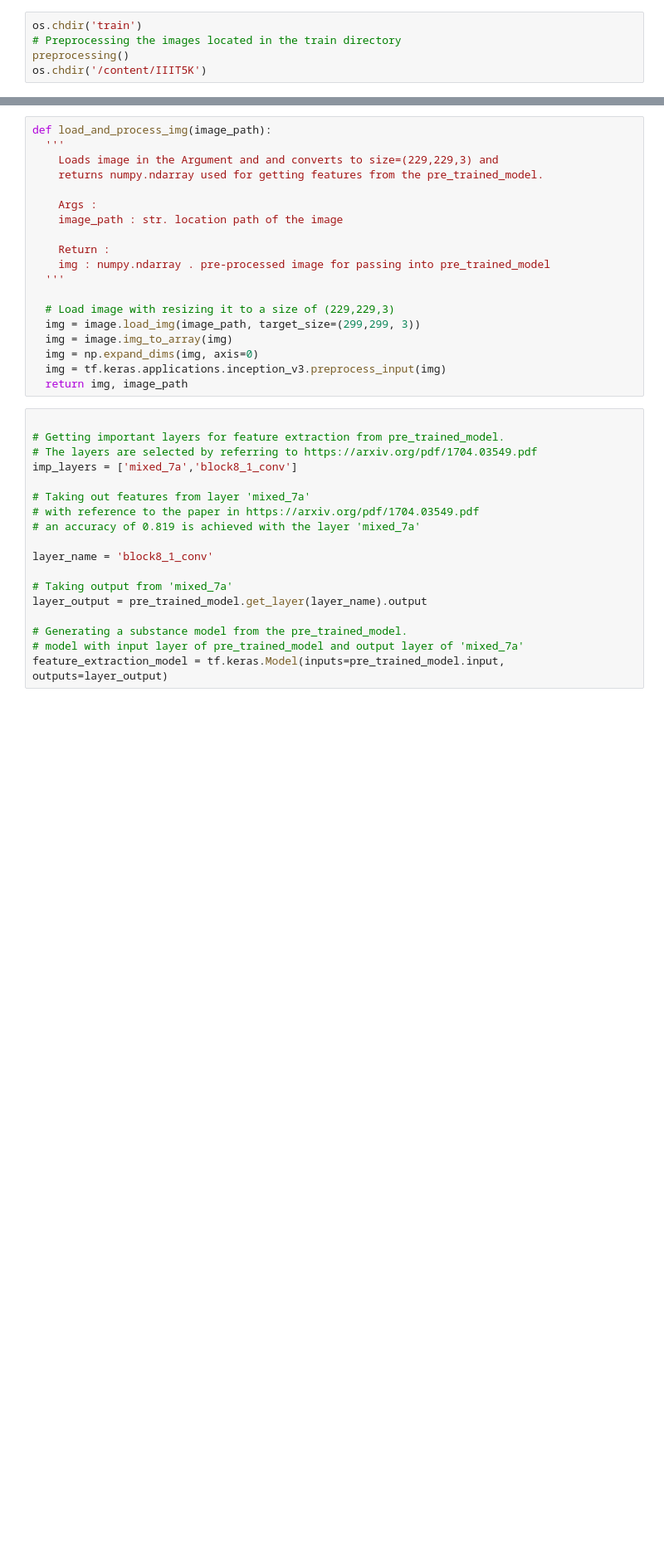
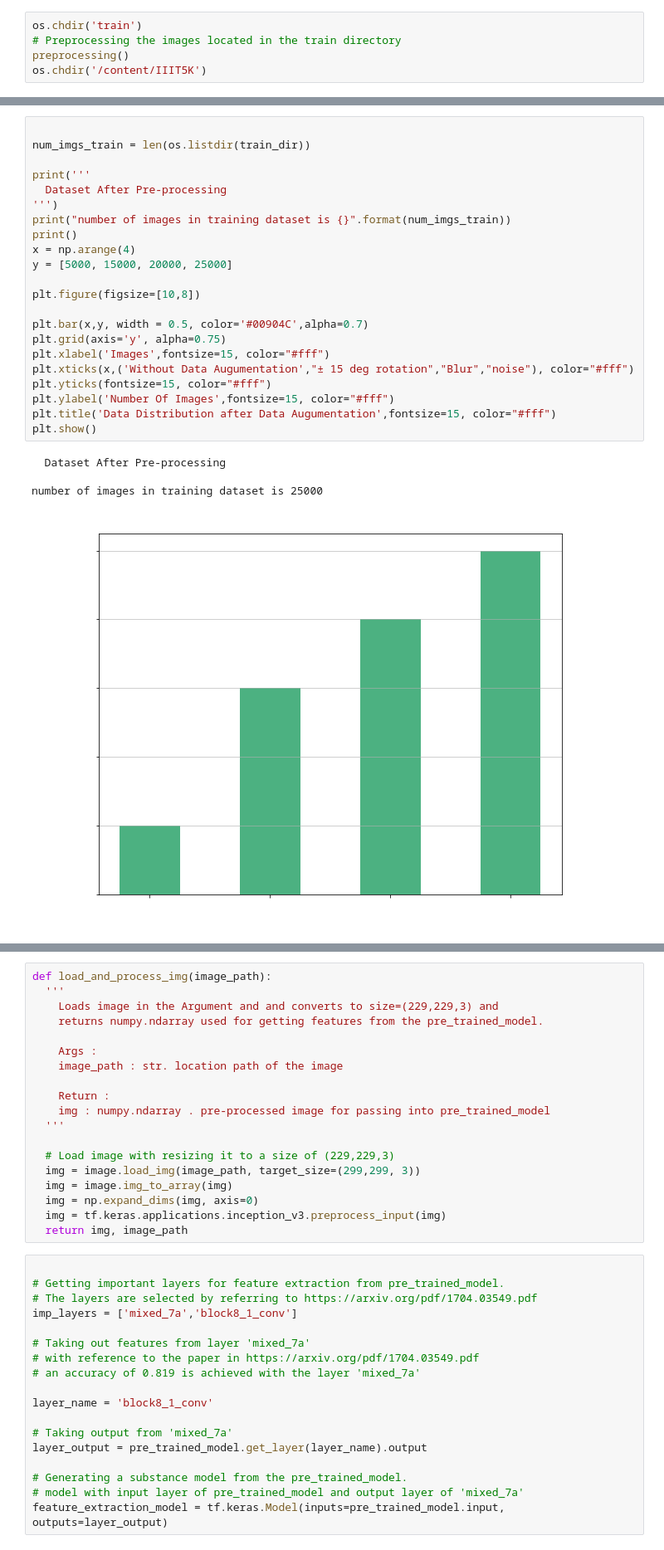
Before and after one commit to yvkrishna/vedhakrishna_yarasuri_9849877047_IITB-Assignment-Jul-Dec2020-Batch2, a Jupyter notebook: main_file_OCR.ipynb, the cells around one changed output, grey strips where cells are left out. Shown at 83% size. Saved outputs shown, nothing was run; the diff lists cells and outputs as text; blank space fills up the shorter version.

```diff
--- a/main_file_OCR.ipynb
+++ b/main_file_OCR.ipynb
@@ -158,3 +290,30 @@ print(len(dataset))
+# %%
+
+num_imgs_train = len(os.listdir(train_dir))
+
+print('''
+  Dataset After Pre-processing
+''')
+print("number of images in training dataset is {}".format(num_imgs_train))
+print()
+x = np.arange(4)
+y = [5000, 15000, 20000, 25000]
+
+plt.figure(figsize=[10,8])
+
+plt.bar(x,y, width = 0.5, color='#00904C',alpha=0.7)
+plt.grid(axis='y', alpha=0.75)
+plt.xlabel('Images',fontsize=15, color="#fff")
+plt.xticks(x,('Without Data Augumentation',"± 15 deg rotation","Blur","noise"), color="#fff")
+plt.yticks(fontsize=15, color="#fff")
+plt.ylabel('Number Of Images',fontsize=15, color="#fff")
+plt.title('Data Distribution after Data Augumentation',fontsize=15, color="#fff")
+plt.show()
+# %% [output]
+  Dataset After Pre-processing
+
+number of images in training dataset is 25000
+[figure, added]
 # %%
 '''
   loading inception_resnet_v2 trained on imagenet dataset as per https://arxiv.org/pdf/1704.03549.pdf
```
Also changed, not shown: parts of 110 cells of this notebook.
